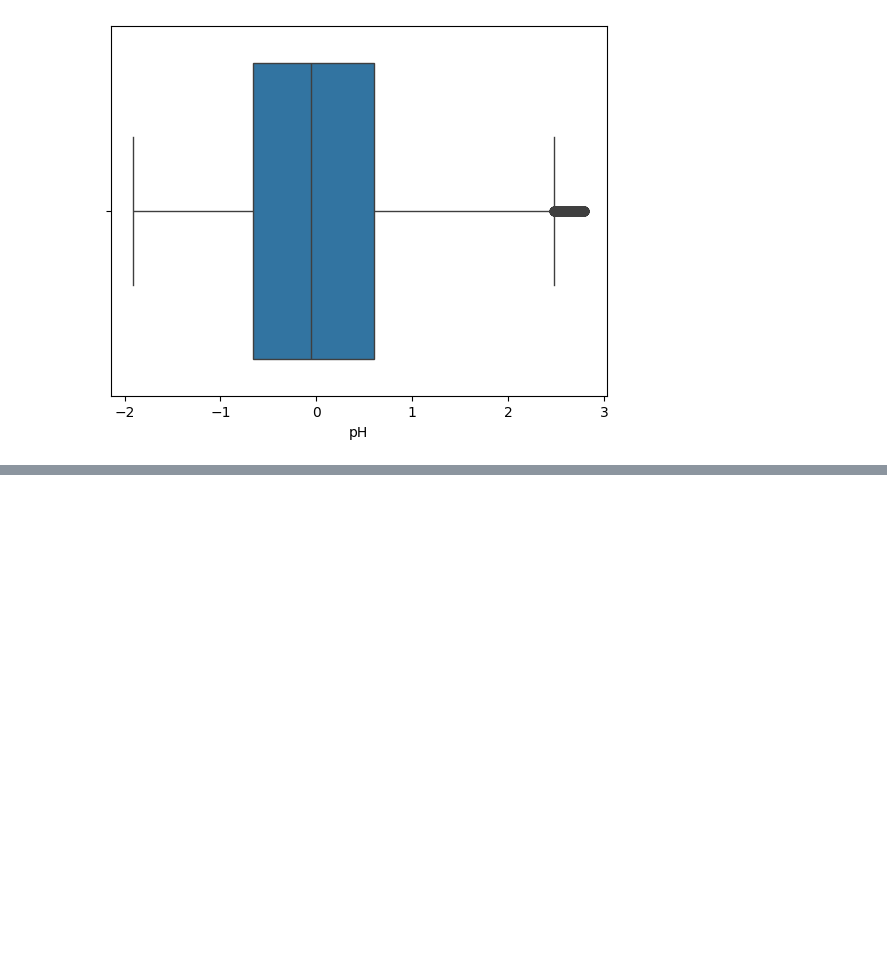
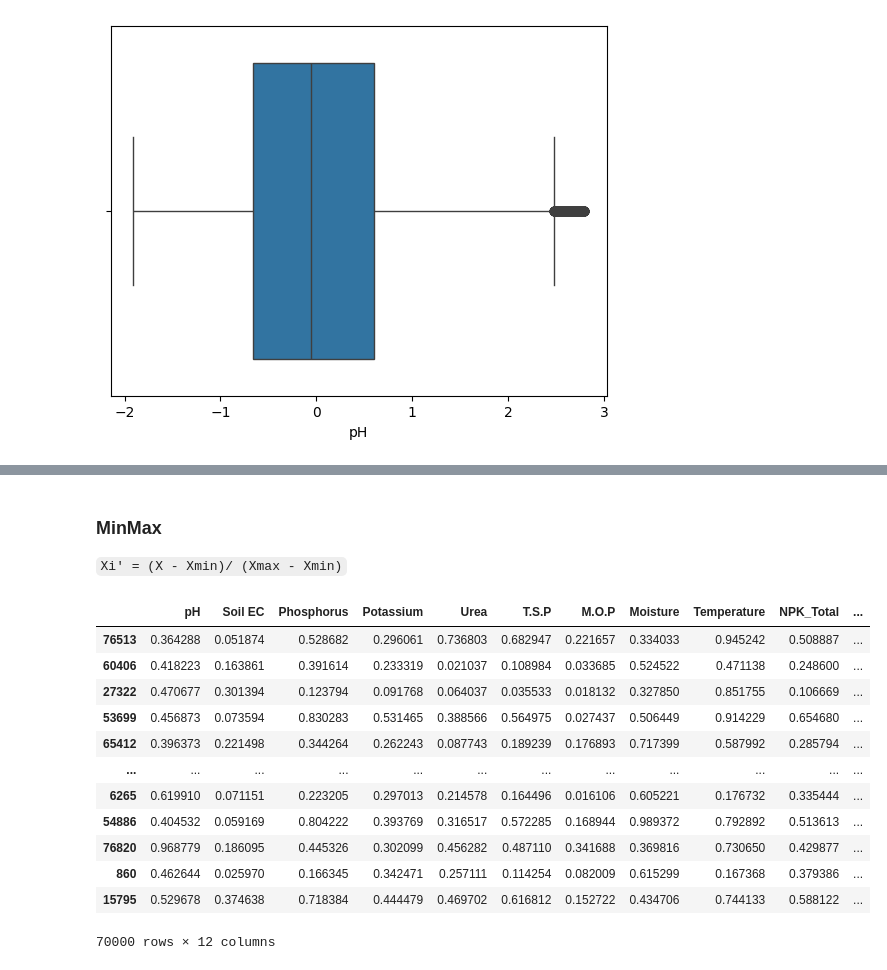
Before and after one commit to KryptoVader/DataScience_Journey, a Jupyter notebook: Analysis/Day2.ipynb, the cells around one changed output, grey strips where cells are left out. Cells and saved outputs as stored; diff of their text form; code cells hidden in the pictures; blank space fills up the shorter version.

```diff
--- a/Analysis/Day2.ipynb
+++ b/Analysis/Day2.ipynb
@@ -417,0 +425,24 @@ plt.show()
+# %% [markdown]
+### MinMax
+
+` Xi' = (X - Xmin)/ (Xmax - Xmin) `
+# %%
+X_train_scaled_manual = pd.DataFrame()
+for i in X_train.columns:
+    X_train_scaled_manual[i] = (X_train[i] - X_train[i].min()) / (X_train[i].max() - X_train[i].min())
+
+X_train_scaled_manual
+# %% [output]
+|  | pH | Soil EC | Phosphorus | Potassium | Urea | T.S.P | M.O.P | Moisture | Temperature | NPK_Total | ... |
+| 76513 | 0.364288 | 0.051874 | 0.528682 | 0.296061 | 0.736803 | 0.682947 | 0.221657 | 0.334033 | 0.945242 | 0.508887 | ... |
+| 60406 | 0.418223 | 0.163861 | 0.391614 | 0.233319 | 0.021037 | 0.108984 | 0.033685 | 0.524522 | 0.471138 | 0.248600 | ... |
+| 27322 | 0.470677 | 0.301394 | 0.123794 | 0.091768 | 0.064037 | 0.035533 | 0.018132 | 0.327850 | 0.851755 | 0.106669 | ... |
+| 53699 | 0.456873 | 0.073594 | 0.830283 | 0.531465 | 0.388566 | 0.564975 | 0.027437 | 0.506449 | 0.914229 | 0.654680 | ... |
+| 65412 | 0.396373 | 0.221498 | 0.344264 | 0.262243 | 0.087743 | 0.189239 | 0.176893 | 0.717399 | 0.587992 | 0.285794 | ... |
+| ... | ... | ... | ... | ... | ... | ... | ... | ... | ... | ... | ... |
+| 6265 | 0.619910 | 0.071151 | 0.223205 | 0.297013 | 0.214578 | 0.164496 | 0.016106 | 0.605221 | 0.176732 | 0.335444 | ... |
+| 54886 | 0.404532 | 0.059169 | 0.804222 | 0.393769 | 0.316517 | 0.572285 | 0.168944 | 0.989372 | 0.792892 | 0.513613 | ... |
+| 76820 | 0.968779 | 0.186095 | 0.445326 | 0.302099 | 0.456282 | 0.487110 | 0.341688 | 0.369816 | 0.730650 | 0.429877 | ... |
+| 860 | 0.462644 | 0.025970 | 0.166345 | 0.342471 | 0.257111 | 0.114254 | 0.082009 | 0.615299 | 0.167368 | 0.379386 | ... |
+| 15795 | 0.529678 | 0.374638 | 0.718384 | 0.444479 | 0.469702 | 0.616812 | 0.152722 | 0.434706 | 0.744133 | 0.588122 | ... |
+70000 rows × 12 columns
```
Also changed, not shown: parts of 5 cells of this notebook.
